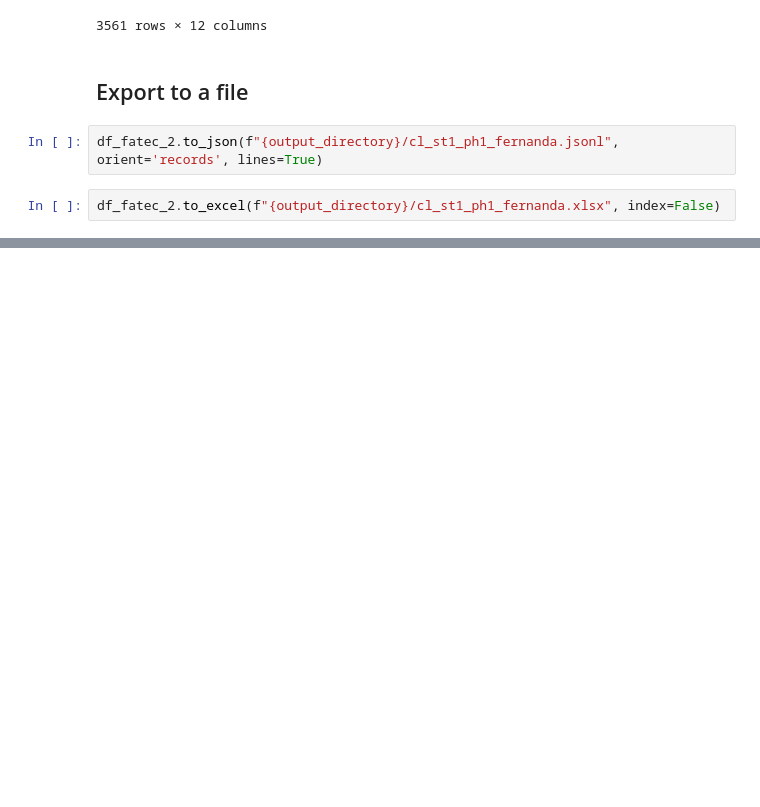
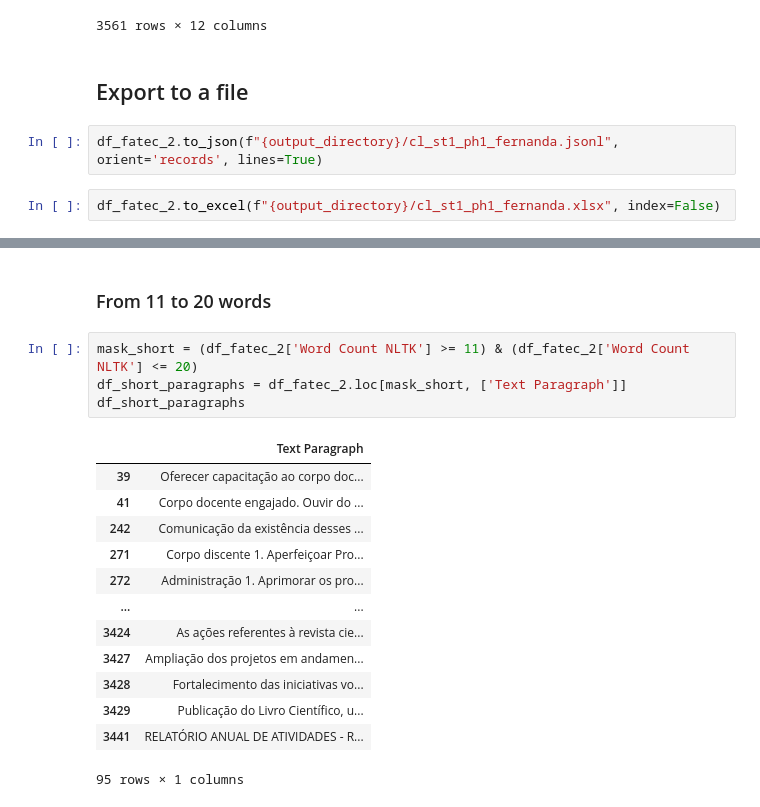
Before and after one commit to laelgelc/cl_st1_fernanda, a Jupyter notebook: CL_St1_Ph1_Fernanda.ipynb, the cells around one changed output, grey strips where cells are left out. Drawn from its saved outputs; the diff is of its cells as text; blank space fills up the shorter version.

```diff
--- a/CL_St1_Ph1_Fernanda.ipynb
+++ b/CL_St1_Ph1_Fernanda.ipynb
@@ -575,0 +602,20 @@ df_fatec_2.to_excel(f"{output_directory}/cl_st1_ph1_fernanda.xlsx", index=False)
+# %% [markdown]
+### From 11 to 20 words
+# %%
+mask_short = (df_fatec_2['Word Count NLTK'] >= 11) & (df_fatec_2['Word Count NLTK'] <= 20)
+df_short_paragraphs = df_fatec_2.loc[mask_short, ['Text Paragraph']]
+df_short_paragraphs
+# %% [output]
+|  | Text Paragraph |
+| 39 | Oferecer capacitação ao corpo doc... |
+| 41 | Corpo docente engajado. Ouvir do ... |
+| 242 | Comunicação da existência desses ... |
+| 271 | Corpo discente 1. Aperfeiçoar Pro... |
+| 272 | Administração 1. Aprimorar os pro... |
+| ... | ... |
+| 3424 | As ações referentes à revista cie... |
+| 3427 | Ampliação dos projetos em andamen... |
+| 3428 | Fortalecimento das iniciativas vo... |
+| 3429 | Publicação do Livro Científico, u... |
+| 3441 | RELATÓRIO ANUAL DE ATIVIDADES - R... |
+95 rows × 1 columns
```
Also changed, not shown: parts of 7 cells of this notebook, 3 other files.
